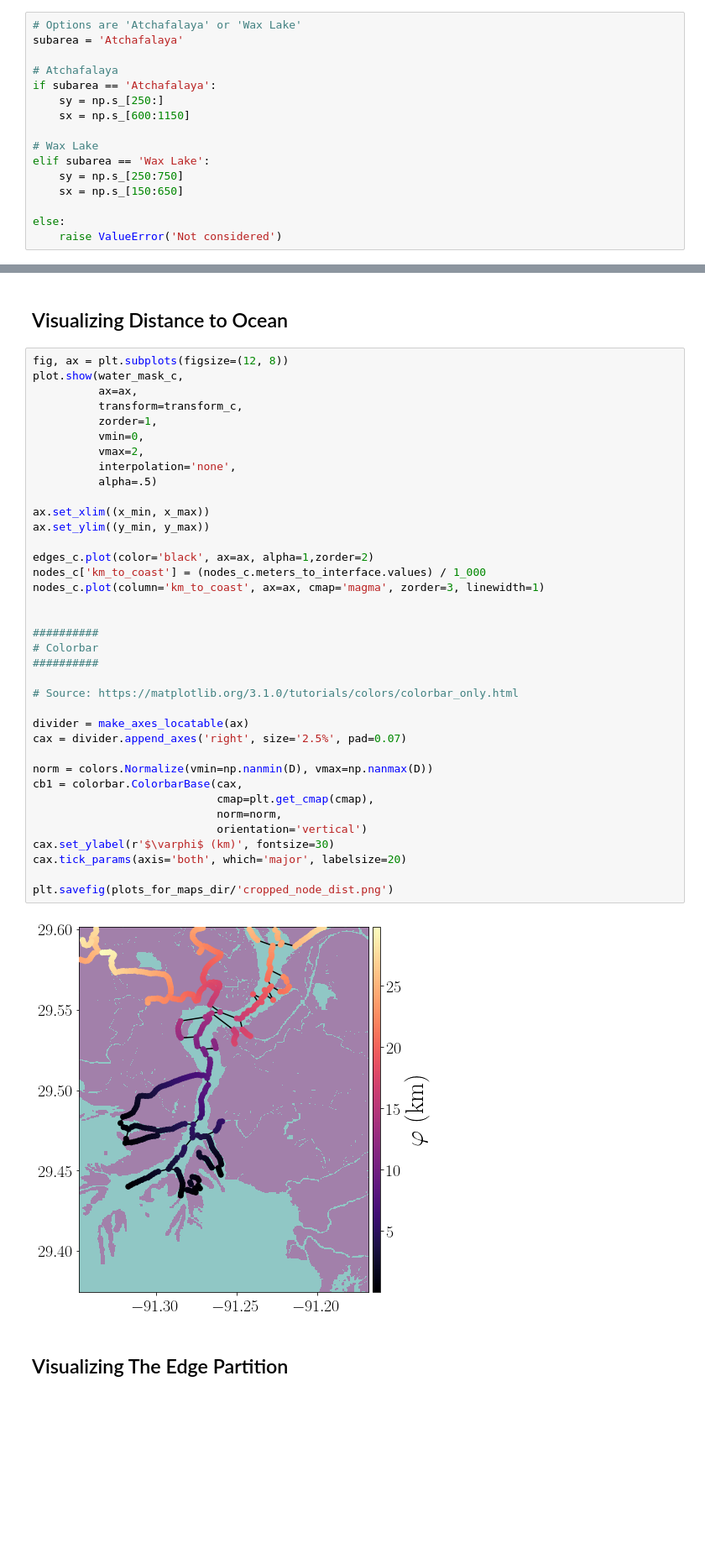
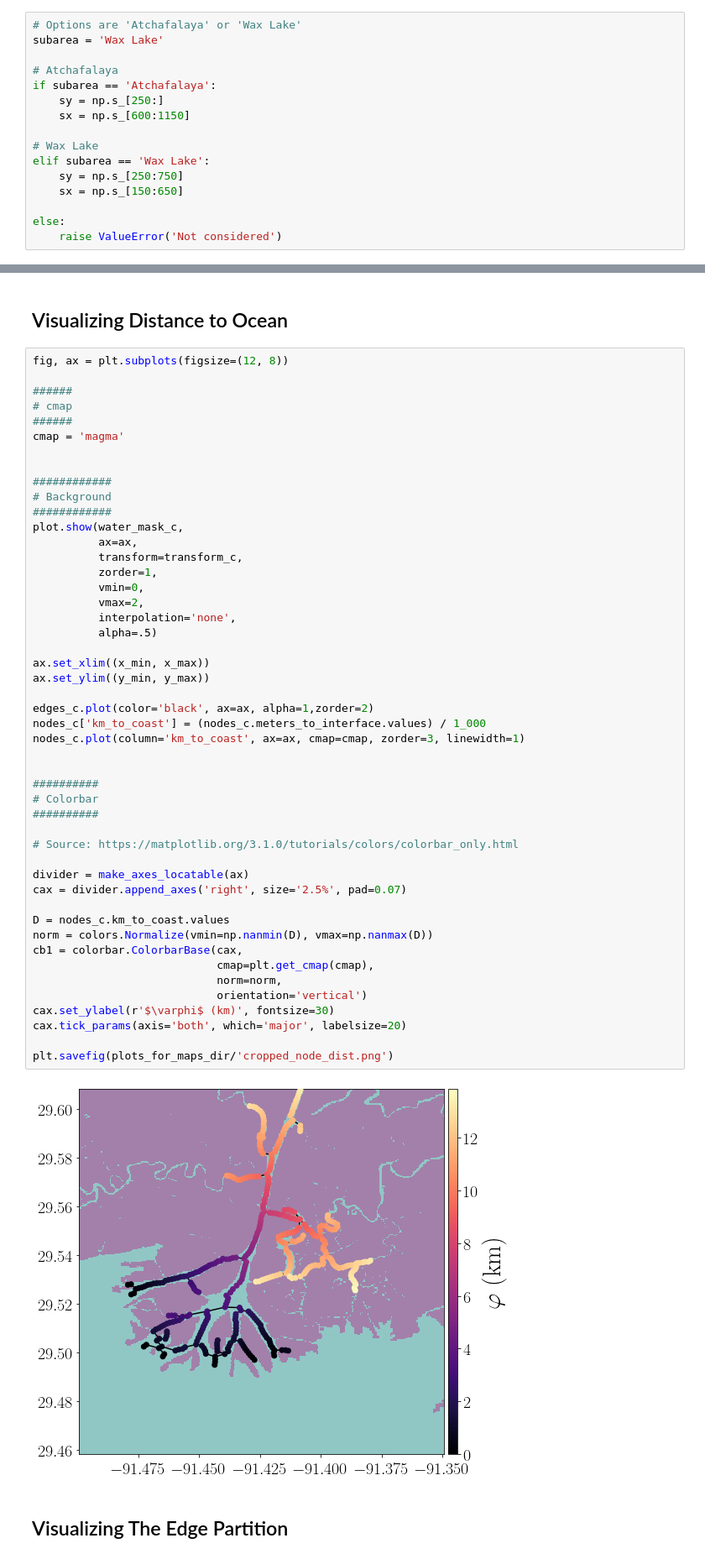
Before and after one commit to simard-landscape-lab/orinoco, a Jupyter notebook: notebooks/examples/3 - Plot - Report Figures.ipynb, the cells around one changed output, grey strips where cells are left out. Shown: that part at 84% size. Cells and saved outputs as stored; diff of their text form; blank space fills up the shorter version.

```diff
--- a/notebooks/examples/3 - Plot - Report Figures.ipynb
+++ b/notebooks/examples/3 - Plot - Report Figures.ipynb
@@ -287,7 +287,7 @@ ax.legend(handles=legend_elements, loc='upper left', fontsize=15, framealpha=1)
 First we are going to select a subarea in our study area to better visualize the products. Toggle between the `subarea` below or create your own.
 # %%
 # Options are 'Atchafalaya' or 'Wax Lake'
-subarea = 'Atchafalaya'
+subarea = 'Wax Lake'
 
 # Atchafalaya
 if subarea == 'Atchafalaya':
@@ -370,6 +370,16 @@ ax.legend(handles=legend_elements, loc='upper left', fontsize=15, framealpha=1)
 ## Visualizing Distance to Ocean
 # %%
 fig, ax = plt.subplots(figsize=(12, 8))
+
+######
+# cmap
+######
+cmap = 'magma'
+
+
+############
+# Background
+############
 plot.show(water_mask_c,
           ax=ax,
           transform=transform_c,
@@ -378,35 +388,36 @@ plot.show(water_mask_c,
           vmax=2,
           interpolation='none',
           alpha=.5)
 
 ax.set_xlim((x_min, x_max))
 ax.set_ylim((y_min, y_max))
 
 edges_c.plot(color='black', ax=ax, alpha=1,zorder=2)
 nodes_c['km_to_coast'] = (nodes_c.meters_to_interface.values) / 1_000
-nodes_c.plot(column='km_to_coast', ax=ax, cmap='magma', zorder=3, linewidth=1)
+nodes_c.plot(column='km_to_coast', ax=ax, cmap=cmap, zorder=3, linewidth=1)
 
 
 ##########
 # Colorbar
 ##########
 
 # Source: https://matplotlib.org/3.1.0/tutorials/colors/colorbar_only.html
 
 divider = make_axes_locatable(ax)
 cax = divider.append_axes('right', size='2.5%', pad=0.07)
 
+D = nodes_c.km_to_coast.values
 norm = colors.Normalize(vmin=np.nanmin(D), vmax=np.nanmax(D))
 cb1 = colorbar.ColorbarBase(cax,
                             cmap=plt.get_cmap(cmap),
                             norm=norm,
                             orientation='vertical')
 cax.set_ylabel(r'$\varphi$ (km)', fontsize=30)
 cax.tick_params(axis='both', which='major', labelsize=20)
 
 plt.savefig(plots_for_maps_dir/'cropped_node_dist.png')
 # %% [output]
-[figure, old version]
+[figure, new version]
 # %% [markdown]
 ## Visualizing The Edge Partition
 # %%
```
Also changed, not shown: parts of 15 cells of this notebook, 4 other files.
